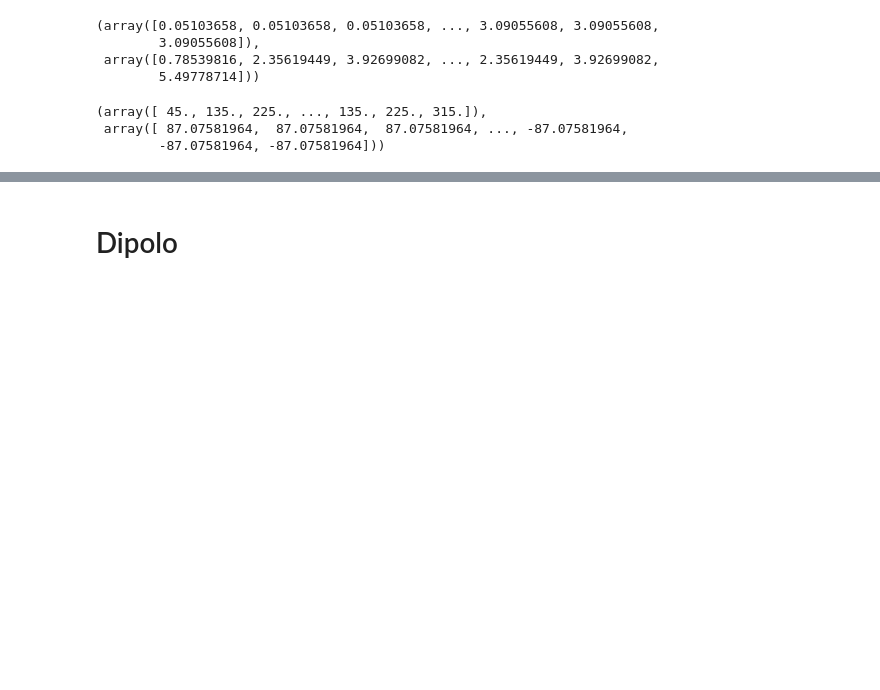
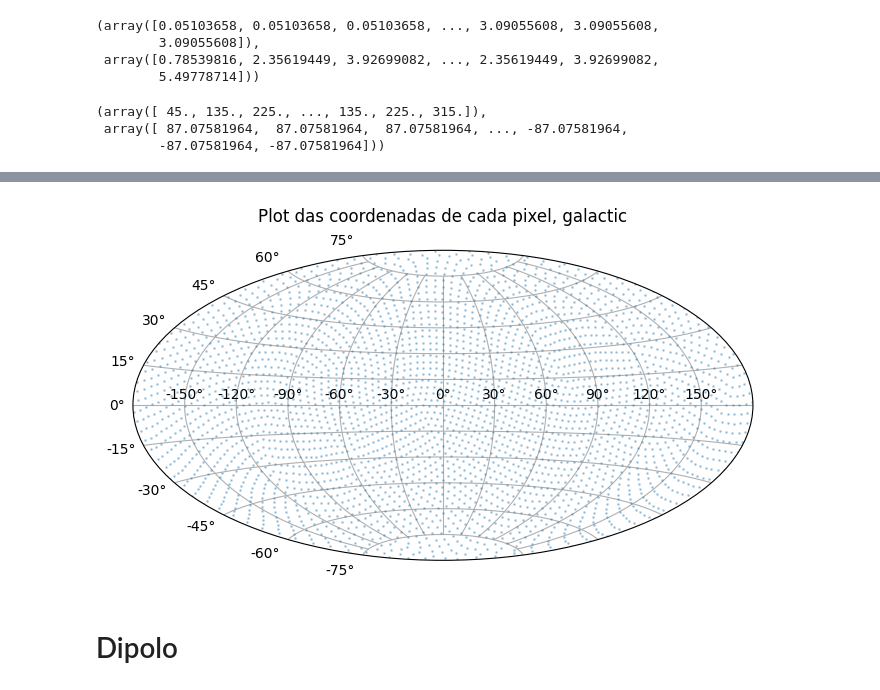
Before and after one commit to alvarosena41/Aprendendo-Healpy, a Jupyter notebook: Aprendendo_Healpy.ipynb, the cells around one changed output, grey strips where cells are left out. Cells and saved outputs as stored; diff of their text form; code cells hidden in the pictures; blank space fills up the shorter version.

```diff
--- a/Aprendendo_Healpy.ipynb
+++ b/Aprendendo_Healpy.ipynb
@@ -314,3 +314,14 @@ plt.show()
+# %%
+plt.figure(figsize=(8,4.2))
+plt.subplot(111, projection="aitoff")
+plt.title("Plot das coordenadas de cada pixel, galactic\n")
+plt.plot(l, b,'.', markersize=2, alpha=0.3)
+plt.subplots_adjust(top=0.95,bottom=0.0)
+plt.grid(True)
+
+plt.show()
+# %% [output]
+[figure, added]
 # %% [markdown]
 # Dipolo
 # %%
```
Also changed, not shown: parts of 17 cells of this notebook.
